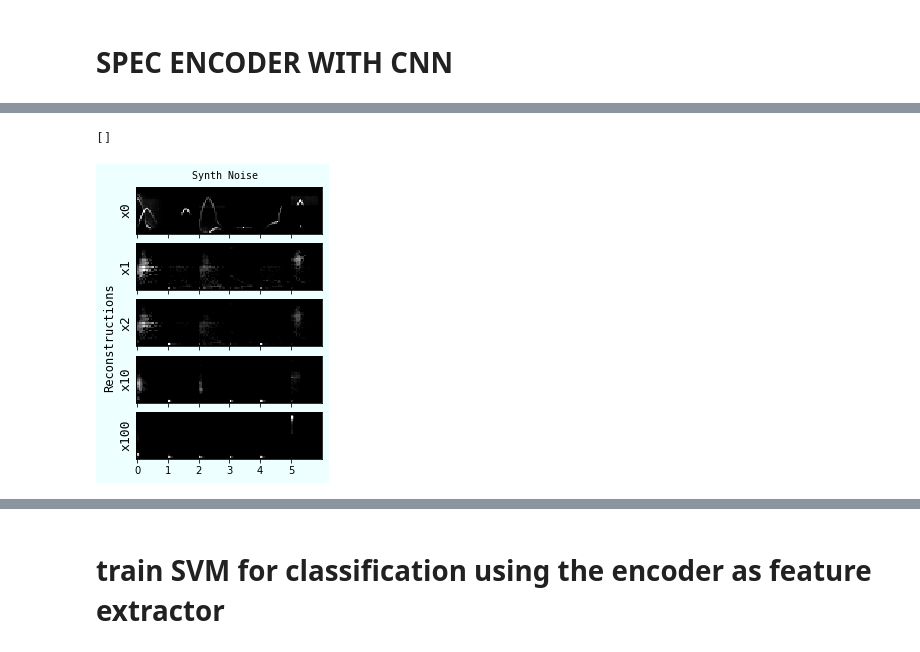
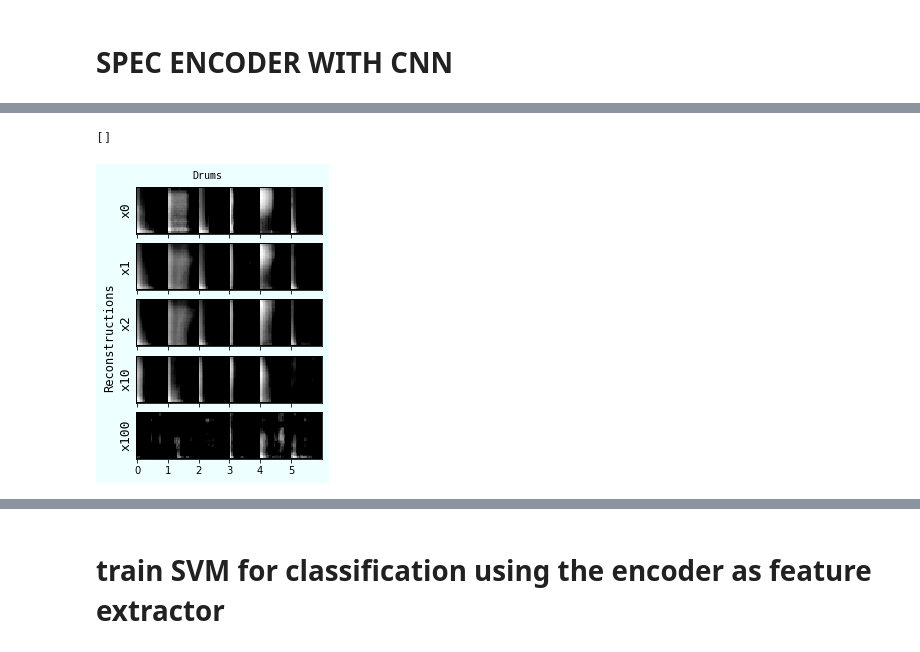
Before and after one commit to imilas/Synths_Stacks_Search, a Jupyter notebook: feature_extraction/openset_CNN.ipynb, the cells around one changed output, grey strips where cells are left out. Cells and saved outputs as stored; diff of their text form; code cells hidden in the pictures.

```diff
--- a/feature_extraction/openset_CNN.ipynb
+++ b/feature_extraction/openset_CNN.ipynb
@@ -133,7 +132,7 @@ class audioDataset(torch.utils.data.Dataset):
         if self.task=="dvn":
             self.audio_frame.loc[self.audio_frame["label_num"].isin(drum_label_numbers),"label_num"]=0
             self.audio_frame.loc[~self.audio_frame["label_num"].isin(drum_label_numbers),"label_num"]=1
-            self.audio_frame.loc[self.audio_frame["label"]=="synth_noise","label_num"]=1 #same as last thing prolly...
+            self.audio_frame.loc[self.audio_frame["label"]=="synth_noise","label_num"]=1 #same as last thing, should get rid of last thing
         #drum type classification
         if self.task=="dvd":
             self.audio_frame=self.audio_frame.loc[self.audio_frame["label_num"].isin(drum_label_numbers)]
@@ -143,5 +142,7 @@ class audioDataset(torch.utils.data.Dataset):
 ds=audioDataset(pd.concat([drum_frames,not_drum_frames]),"./",task="dvn",)
 
 all_frames=pd.concat([drum_frames,not_drum_frames])
+all_frames=all_frames.reset_index(drop=True)
 train=all_frames.sample(frac=0.80,random_state=420) #random state is a seed value
 test=all_frames.drop(train.index)
+print(len(train),len(test))
@@ -223,7 +231,8 @@ class feats_and_env(object):
 
 
 class specTrans(object):
-    def __init__(self,num_mels=50,SR=SR,time_steps=20):
+    def __init__(self,num_mels=50,SR=SR,time_steps=20,amp_to_power=True):
+        self.amp_to_power=amp_to_power
         self.num_mels=num_mels
         self.ampP=torchaudio.transforms.AmplitudeToDB(stype='power',top_db=60)
         self.melP=torchaudio.transforms.MelScale(n_mels=self.num_mels, sample_rate=SR,n_stft=None)
@@ -241,7 +250,8 @@ class specTrans(object):
         window=torch.tensor([1]*win_length)
         s=spec(wf, 0, window, num_bins, hop_step, win_length,2,normalized=False)
         s=self.melP(s)
-        s=self.ampP(s)
+        if self.amp_to_power:
+            s=self.ampP(s)
         s = s - s.min()
         s = s/s.abs().max()
 
@@ -254,7 +264,7 @@ class specTrans(object):
 #Apply each of the above transforms on sample.
 fig = plt.figure(figsize=(20,4))
 # while True:
-# sample = ds[np.random.randint(len(ds))]
+sample = ds[np.random.randint(len(ds))]
 
 #     print(sample["label"].item())
 #     if sample["label"].item()==1:
@@ -262,10 +272,9 @@ fig = plt.figure(figsize=(20,4))
 # freq_train = audioDataset(train,".",task="dvd")
 # f_train_loader= DataLoader(freq_train, batch_size=16, num_workers=1)
 # sample=iter(f_train_loader).next()
-# s={"signal":sample["signal"][0],"label":sample["label"][0],"path":sample["path"],"drum_type":sample["drum_type"]}
-# sample=s
-FREQ_BINS=40
-TIME_STEPS=20
+s={"signal":sample["signal"],"label":sample["label"],"path":sample["path"],"drum_type":sample["drum_type"]}
+sample=s
+
 tfList=[freqTrans(50),envTrans(num_mels=10,SR=SR),specTrans(FREQ_BINS,time_steps=TIME_STEPS)]
 
 for i, tsfrm in enumerate(tfList):
@@ -352,20 +364,20 @@ class AE_Conv(nn.Module):
         reconstructed = torch.relu(activation)
         return reconstructed
 
-class AE_Conv1x5(nn.Module):
+class AE_Conv1x3(nn.Module):
     def __init__(self,input_shape,compression_dim,dropout_rate,num_channels=5):
-        super(AE_Conv1x5, self).__init__()
+        super(AE_Conv1x3, self).__init__()
         self.H=input_shape[0]
         self.W=input_shape[1]
 
         self.dropout = nn.Dropout(dropout_rate)
         self.Encoder_Conv= nn.Sequential(
-            nn.Conv2d(1, num_channels, kernel_size=[1,5], stride=1, padding=2),
+            nn.Conv2d(1, num_channels, kernel_size=[1,3], stride=1, padding=1),
             nn.ReLU(),
-            nn.MaxPool2d(kernel_size=[1,2], stride=[1,2]))
+          nn.MaxPool2d(kernel_size=[1,2], stride=[1,2]))
 
         self.encoder_output_layer = nn.Linear(
-            in_features=(36 * (self.W//2)) * num_channels, out_features=compression_dim
+            in_features=(33 * (self.W//2)) * num_channels, out_features=compression_dim
         )
         self.decoder_hidden_layer = nn.Linear(
             in_features=compression_dim, out_features=256
@@ -471,7 +488,15 @@ KeyboardInterrupt:
 import numpy as np
 import matplotlib.pyplot as plt
 import matplotlib.image as mpimg
+p="./models/encode/round2_sample_swap_free_final__95.pt"
+m = AE_Conv1x5(input_shape=[FREQ_BINS,TIME_STEPS],compression_dim=latent_size,dropout_rate=dropout_rate,
+                       num_channels=5,).to(device)
 
+p="./models/encode/round2_1x3"
+m = AE_Conv1x3(input_shape=[FREQ_BINS,TIME_STEPS],compression_dim=latent_size,dropout_rate=dropout_rate,
+                       num_channels=3,).to(device)
+m=model_loader(m,p)
+model=m
 def rgb2gray(rgb):
     return np.dot(rgb[...,:3], [0.2989, 0.5870, 0.1140])
 def imshow(img,saveas="delete.png"):
@@ -507,8 +532,8 @@ import matplotlib.ticker as ticker
 
 num_plots=5
 
-# d="Drums"
-d="Synth Noise"
+d="Drums"
+# d="Synth Noise"
 fig, axes = plt.subplots(nrows=5, ncols=1, sharex=True, sharey=True, figsize=(5,5),facecolor='#EEFFFF',)
 
 fig.text(0.41, 0.91, d, va='center',fontsize=10,family="monospace")
@@ -516,7 +541,7 @@ fig.text(0.18, 0.32, 'Reconstructions', ha='center', rotation=90,fontsize=12,fam
 
 # from transforms import RGBTransform # from source code mentioned above
 
-recon_data=not_drums[1:7].to(device)
+recon_data=drums[1:7].to(device)
 axnum=0
 for i in range(101):
     if i in [0,1,2,10,100]:
@@ -529,34 +554,34 @@ for i in range(101):
         ax.yaxis.set_ticks([0,30])
         ax.yaxis.set_major_formatter(ticker.FormatStrFormatter('%0.f'))
 
         ax.get_yaxis().set_visible(True)
 
         ax.xaxis.set_ticks([])
         ax.yaxis.set_ticks([])
         ax.yaxis.set_label_position("left")
         ax.set_ylabel("x%d"%i, rotation=90,size=13,family="monospace")
 
 
         flipped=np.transpose(npimg, (1, 2, 0))
         ax.imshow(np.flip(flipped,0))
 
 
     recon_data=m(recon_data.detach())
 
 fig.axes[0].xaxis.set_ticks(np.arange(0,110,21))
 fig.axes[0].xaxis.set_major_formatter(ticker.FormatStrFormatter('%0.f'))
 ticks = fig.axes[0].get_xticks()//21
 fig.axes[0].set_xticklabels(ticks)
 
 # fig.axes[0].set_title("Original",fontsize=14)
 # fig.axes[0].set_ylabel(None)
 
 
 
 # fig.savefig(d+"_reacreation.pdf",format="pdf",bbox_inches='tight')
 # %% [output]
 []
-[figure, old version]
+[figure, new version]
 # %%
 #making sure the flattening stuff works
 batch_feats=xy["feats"][0:4]
```
Also changed, not shown: parts of 20 cells of this notebook, 9 other files.
